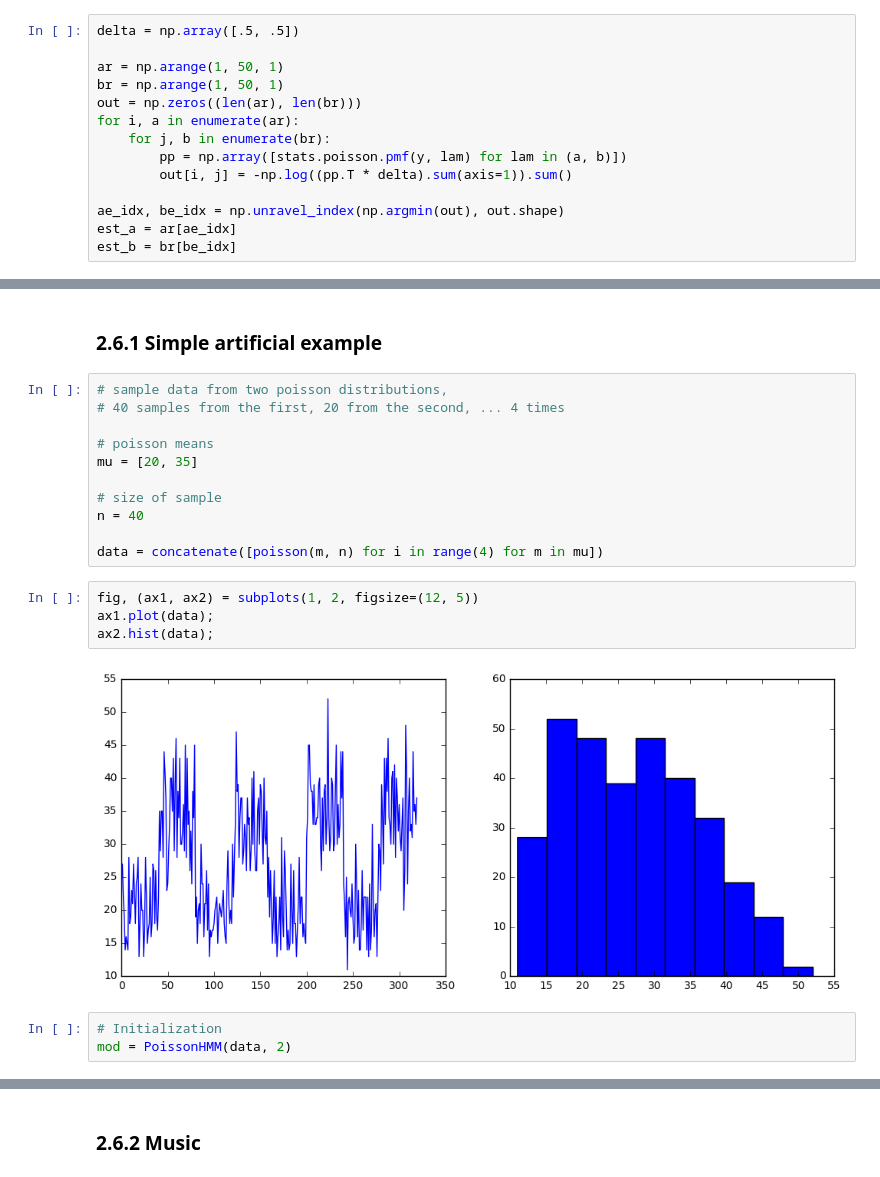
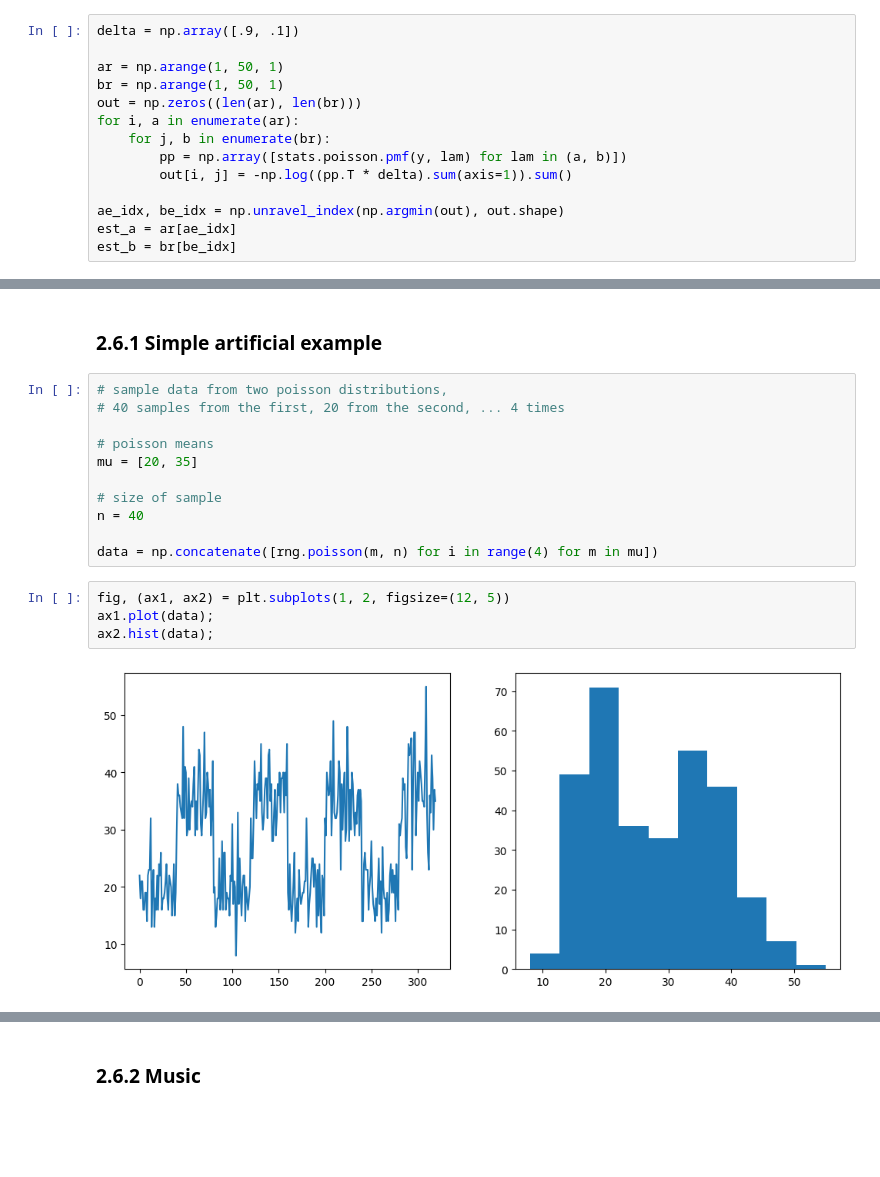
Before and after one commit to Teagum/esra, a Jupyter notebook: tut.ipynb, the cells around one changed output, grey strips where cells are left out. Saved outputs shown, nothing was run; the diff lists cells and outputs as text; blank space fills up the shorter version.

```diff
--- a/tut.ipynb
+++ b/tut.ipynb
@@ -246,7 +246,7 @@ Here we have no chance to solve the problem analytically, since calculation of t
 
 Figure 5 illustrates the negative log likelihood for fixed $\boldsymbol{\delta} = (.5, .5)$, the values $y$ was generated with.
 # %%
-delta = np.array([.5, .5])
+delta = np.array([.9, .1])
 
 ar = np.arange(1, 50, 1)
 br = np.arange(1, 50, 1)
@@ -400,13 +400,10 @@ mu = [20, 35]
 # size of sample
 n = 40
 
-data = concatenate([poisson(m, n) for i in range(4) for m in mu])
+data = np.concatenate([rng.poisson(m, n) for i in range(4) for m in mu])
 # %%
-fig, (ax1, ax2) = subplots(1, 2, figsize=(12, 5))
+fig, (ax1, ax2) = plt.subplots(1, 2, figsize=(12, 5))
 ax1.plot(data);
 ax2.hist(data);
 # %% [output]
-[figure, old version]
+[figure, new version]
-# %%
-# Initialization
-mod = PoissonHMM(data, 2)
```
Also changed, not shown: parts of 13 cells of this notebook.
